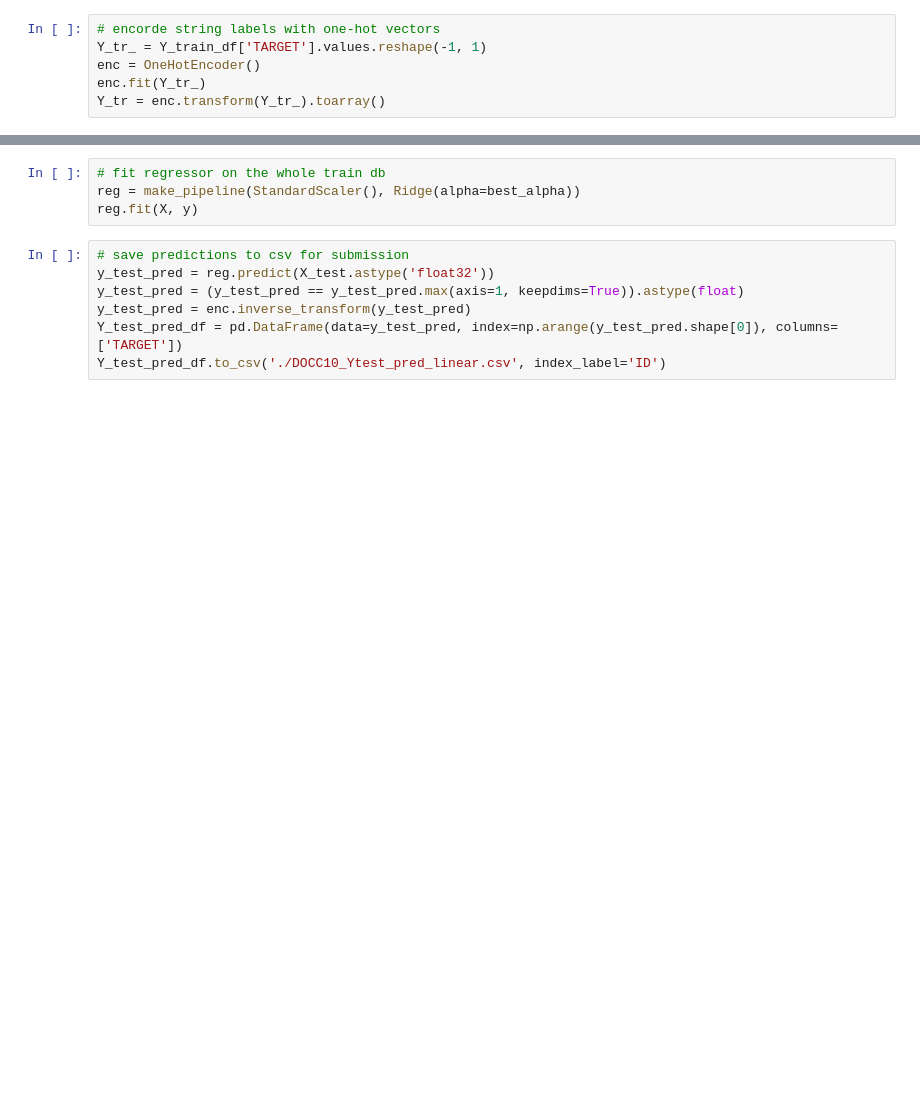
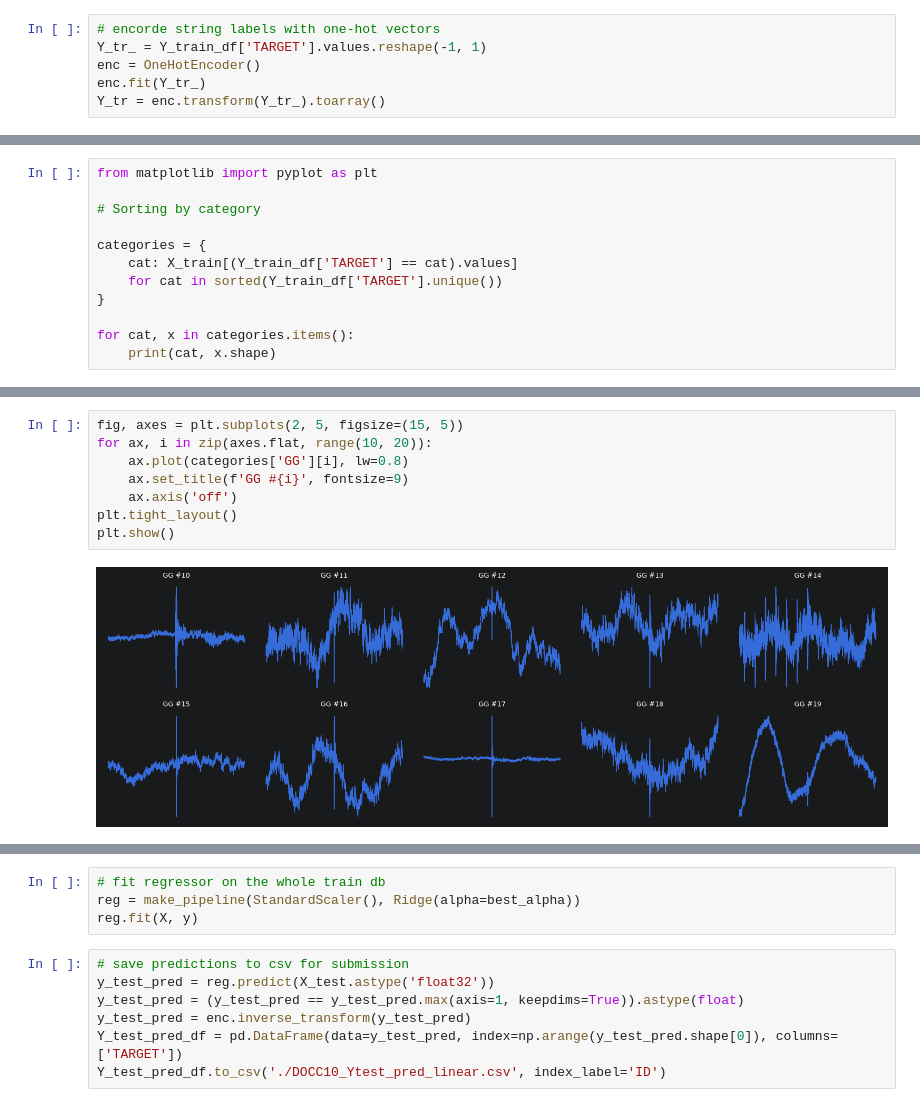
Before and after one commit to atwaomar/dolphins, a Jupyter notebook: DOCC10.ipynb, the cells around one changed output, grey strips where cells are left out. Cells and saved outputs as stored; diff of their text form; blank space fills up the shorter version.

```diff
--- a/DOCC10.ipynb
+++ b/DOCC10.ipynb
@@ -32,0 +54,12 @@ X.shape, y.shape
+# %%
+from matplotlib import pyplot as plt
+
+# Sorting by category
+
+categories = {
+    cat: X_train[(Y_train_df['TARGET'] == cat).values]
+    for cat in sorted(Y_train_df['TARGET'].unique())
+}
+
+for cat, x in categories.items():
+    print(cat, x.shape)
@@ -32,0 +77,10 @@ X.shape, y.shape
+# %%
+fig, axes = plt.subplots(2, 5, figsize=(15, 5))
+for ax, i in zip(axes.flat, range(10, 20)):
+    ax.plot(categories['GG'][i], lw=0.8)
+    ax.set_title(f'GG #{i}', fontsize=9)
+    ax.axis('off')
+plt.tight_layout()
+plt.show()
+# %% [output]
+[figure, added]
```
Also changed, not shown: parts of 10 cells of this notebook.
